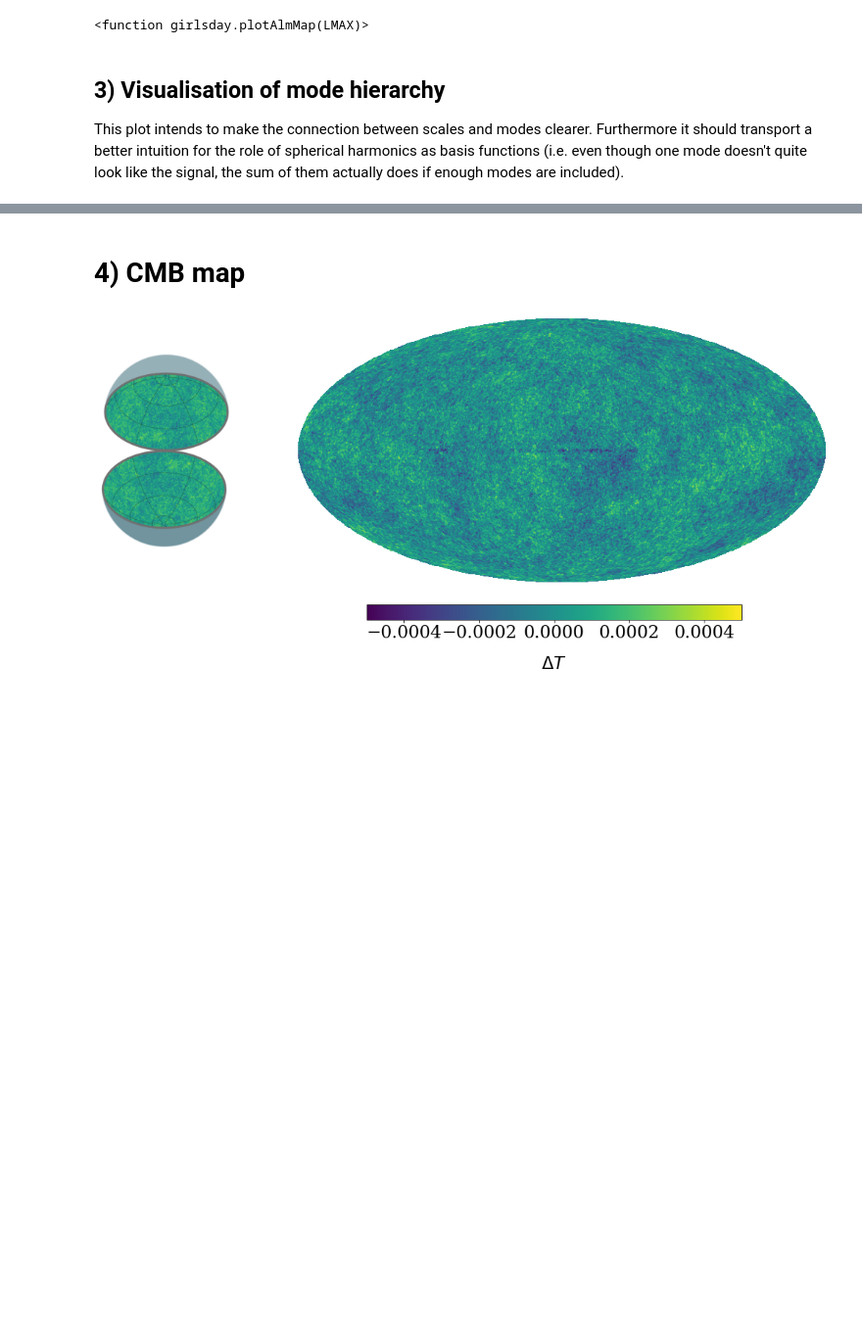
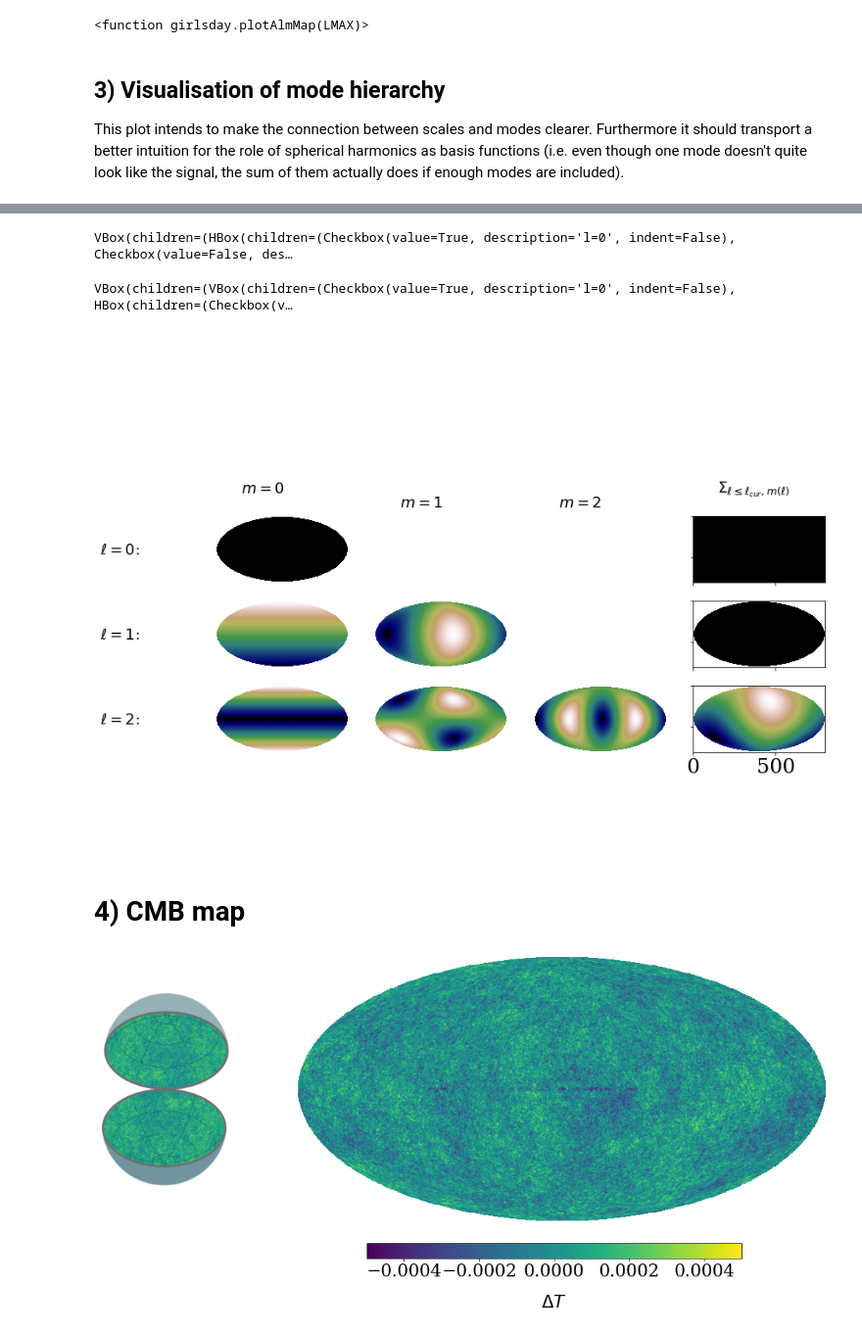
Before and after one commit to iw381/girlsday, a Jupyter notebook: girlsDay_light.ipynb, the cells around one changed output, grey strips where cells are left out. Shown at 98% size. Drawn from its saved outputs; the diff is of its cells as text; code cells hidden in the pictures; blank space fills up the shorter version.

Commit message:
added Martina's plots and fixed a bug in the triangular plot

```diff
--- a/girlsDay_light.ipynb
+++ b/girlsDay_light.ipynb
@@ -32,0 +33,51 @@ triangularPlot()
+# %%
+widgets.VBox([widgets.HBox([check_l0, check_l1,check_l2,check_l3,check_l4]), out1])
+# %% [output]
+VBox(children=(HBox(children=(Checkbox(value=True, description='l=0', indent=False), Checkbox(value=False, des…
+# %%
+widgets.VBox([widgets.VBox([check_l0, widgets.HBox([check_l1m0, check_l1m1]),widgets.HBox([check_l2m0, check_l2m1,check_l2m2]),widgets.HBox([check_l3m0, check_l3m1,check_l3m2, check_l3m3])]), out2], layout=widgets.Layout(width='130%'))
+# %% [output]
+VBox(children=(VBox(children=(Checkbox(value=True, description='l=0', indent=False), HBox(children=(Checkbox(v…
+# %%
+maxL_new = 3
+
+mapCur = np.loadtxt("data/triangular00.dat")
+shapeSummedMaps = np.append(maxL_new,np.shape(mapCur))
+summedMaps = np.zeros(shapeSummedMaps)
+
+fig, axes = plt.subplots(figsize=(13, 13), sharex=True, sharey=True, ncols=maxL_new+1, nrows=maxL_new)
+fig.subplots_adjust(hspace = -0.8)
+mapCur = np.loadtxt("data/triangular00.dat")
+
+shapeMapArray = np.append([maxL_new,maxL_new],np.shape(mapCur))
+mapArray = np.zeros(shapeMapArray)
+
+pbarTriang = tqdm(total=maxL_new+1, position=0, leave=True)
+for i in range(maxL_new):
+    summedMapsCur = np.zeros_like(mapCur)
+    for j in range(maxL_new):
+        if i<j:
+            if(i==0):
+                axes[i, j].text(leftMarginM,topMargMfollow,"$m=%d$"%j,size=18)
+            axes[i, j].axis('off')
+        else:
+            mapCur = np.loadtxt("data/triangular%d%d.dat"%(i,j))
+            if(i==0):
+                axes[i, j].text(leftMarginM,topMargMfirst,"$m=%d$"%j,size=18)
+            axes[i, j].imshow(mapCur,cmap="gist_earth")
+            axes[i, j].axis('off')
+            if(j==0):
+                axes[i, j].text(leftMarginEll,230,"$\ell=%d$:"%i,size=18)
+            mapArray[i,j] = mapCur
+    pbarTriang.update(1)
+
+
+axes[0, maxL_new].text(leftMarginM,topMargMfirst,r"$\Sigma_{\ell\leq\ell_{cur},m(\ell)}$",size=18)
+for curL in range(maxL_new):
+    curSummedMap = np.zeros_like(mapArray[0,0])
+    for j in range(curL):
+        curSummedMap += np.sum(mapArray[j],axis=0)
+
+    axes[curL, maxL_new].imshow(curSummedMap,cmap='gist_earth')
+# %% [output]
+[figure, added]
```
Also changed, not shown: parts of 2 cells of this notebook, 1 other file.
